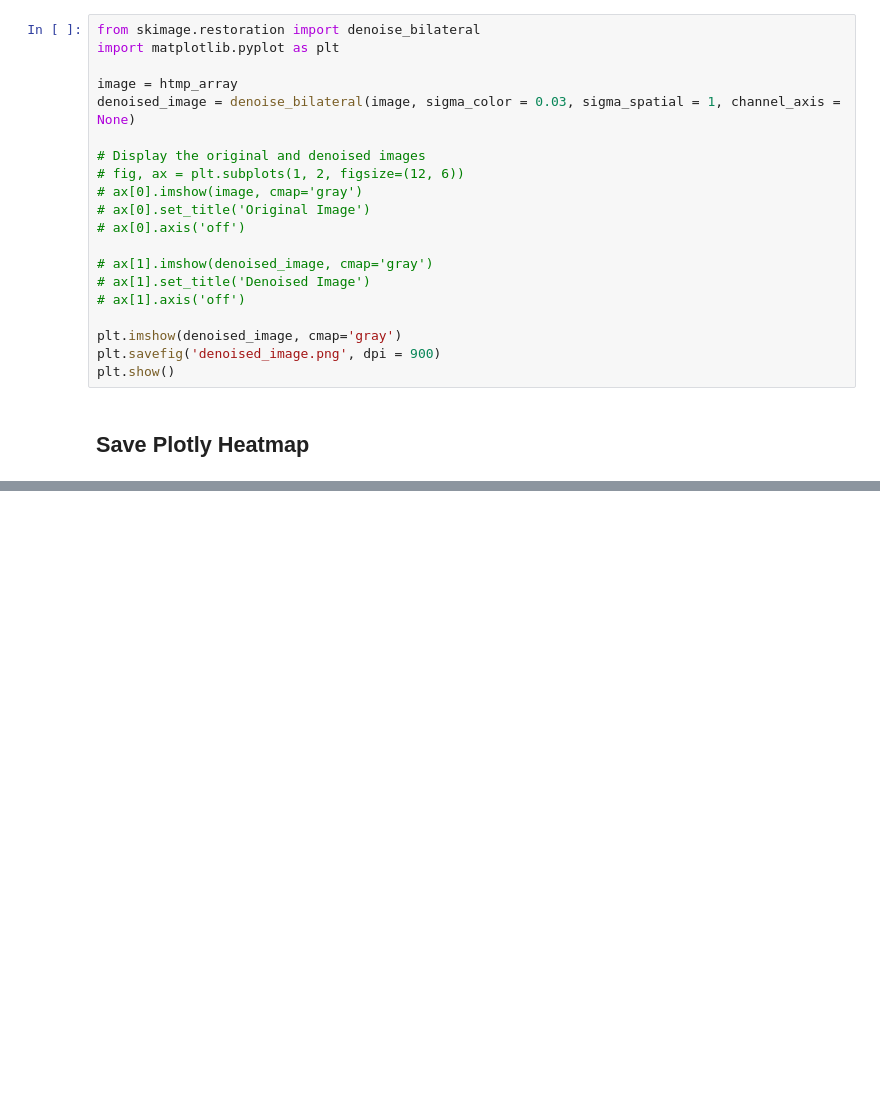
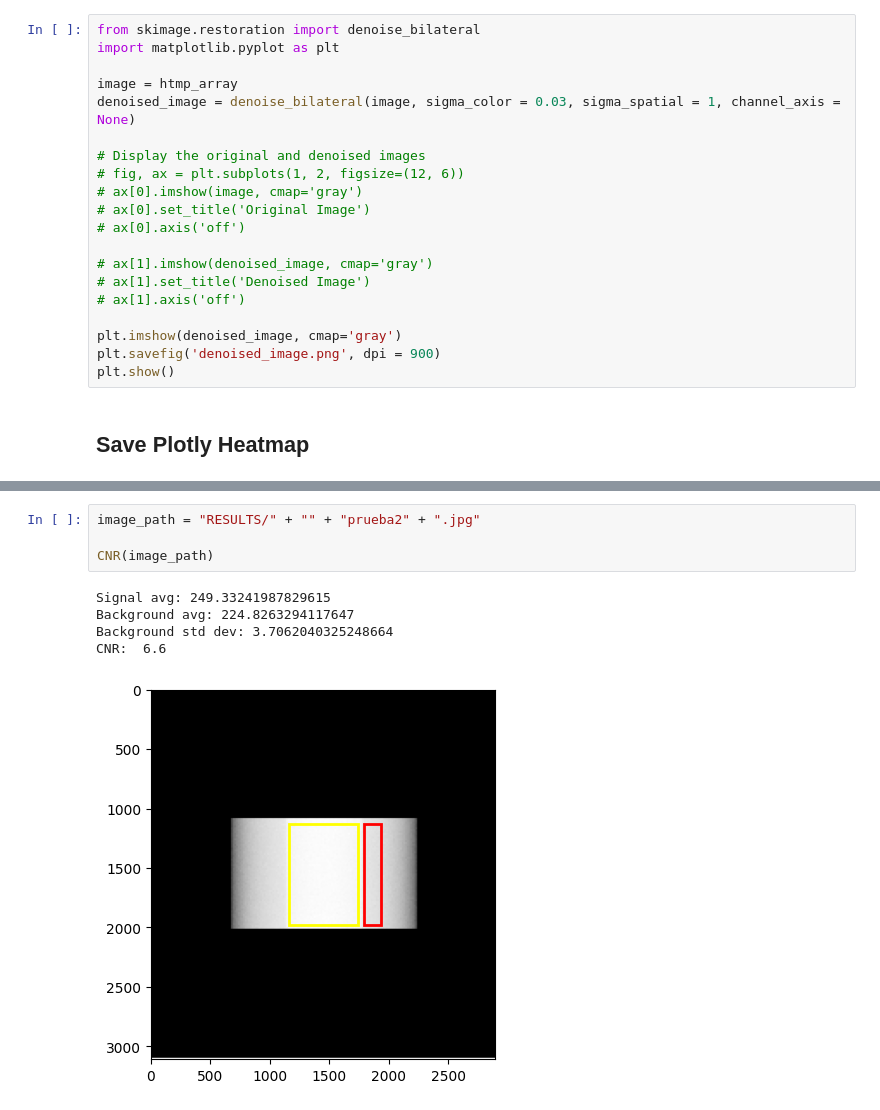
Before and after one commit to miguelcomett/G4_IFI-Team_2024, a Jupyter notebook: miguelcomett/Radiography_Processing.ipynb, the cells around one changed output, grey strips where cells are left out. Saved outputs shown, nothing was run; the diff lists cells and outputs as text; blank space fills up the shorter version.

```diff
--- a/miguelcomett/Radiography_Processing.ipynb
+++ b/miguelcomett/Radiography_Processing.ipynb
@@ -307,0 +389,10 @@ heatmap2(array, xlim, ylim, title, x_label, y_label, width, height, save_as)
+# %%
+image_path = "RESULTS/" + "" + "prueba2" + ".jpg"
+
+CNR(image_path)
+# %% [output]
+Signal avg: 249.33241987829615
+Background avg: 224.8263294117647
+Background std dev: 3.7062040325248664
+CNR:  6.6
+[figure, added]
```
Also changed, not shown: parts of 7 cells of this notebook, 2 other files.
